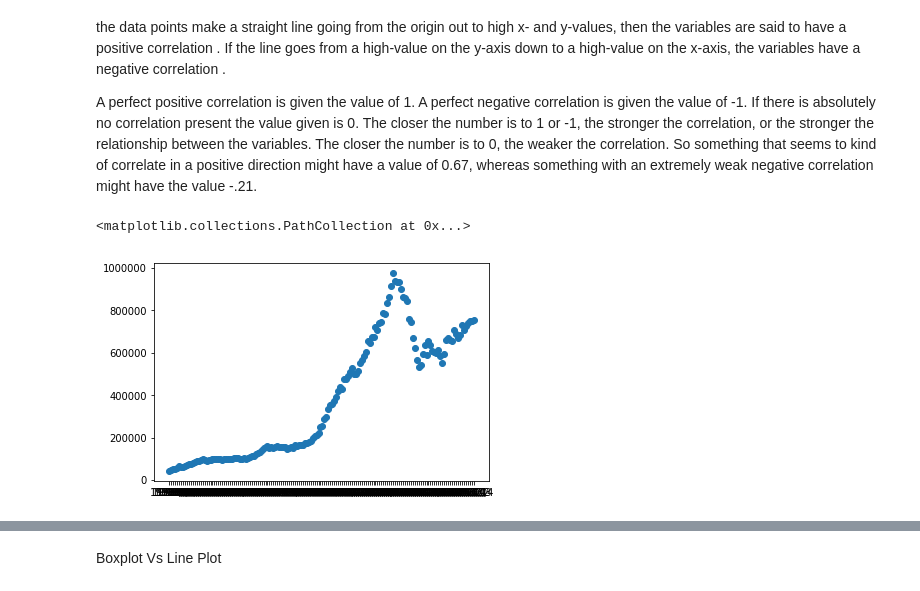
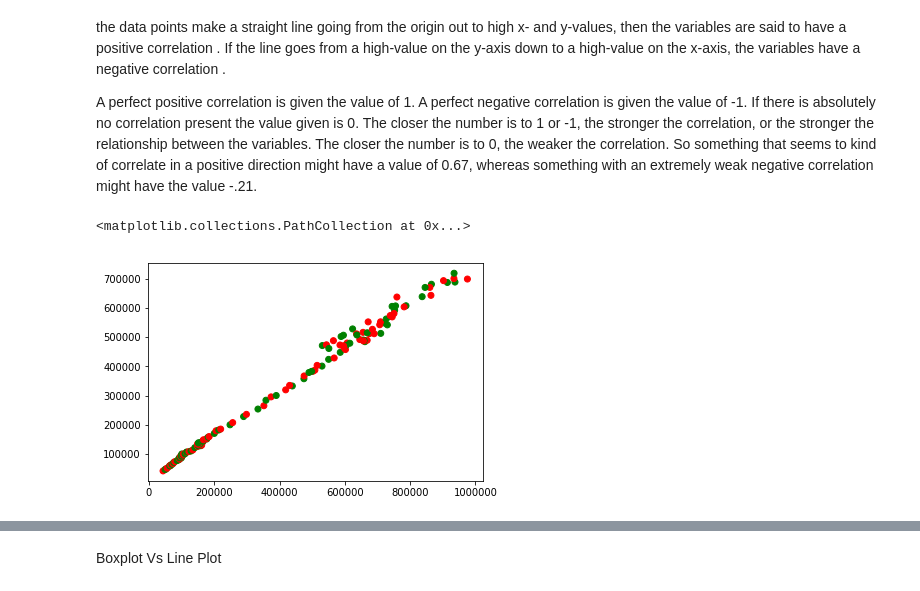
Before and after one commit to eamonnofarrell/Boxplot, a Jupyter notebook: BoxPlot_Project .ipynb, the cells around one changed output, grey strips where cells are left out. Saved outputs shown, nothing was run; the diff lists cells and outputs as text; code cells hidden in the pictures.

```diff
--- a/BoxPlot_Project .ipynb
+++ b/BoxPlot_Project .ipynb
@@ -98,8 +99,9 @@ A perfect positive correlation is given the value of 1. A perfect negative corre
 # %%
 import matplotlib.pyplot as plt
 import pandas
+colors = ['red','green']
 
-plt.scatter(x=df['Date'], y=df['Dub'])
+plt.scatter(x=df['Dub'], y=df['Nat'], color=colors)
 # %% [output]
 <matplotlib.collections.PathCollection at 0x...>
-[figure, old version]
+[figure, new version]
```
Also changed, not shown: parts of 6 cells of this notebook.
